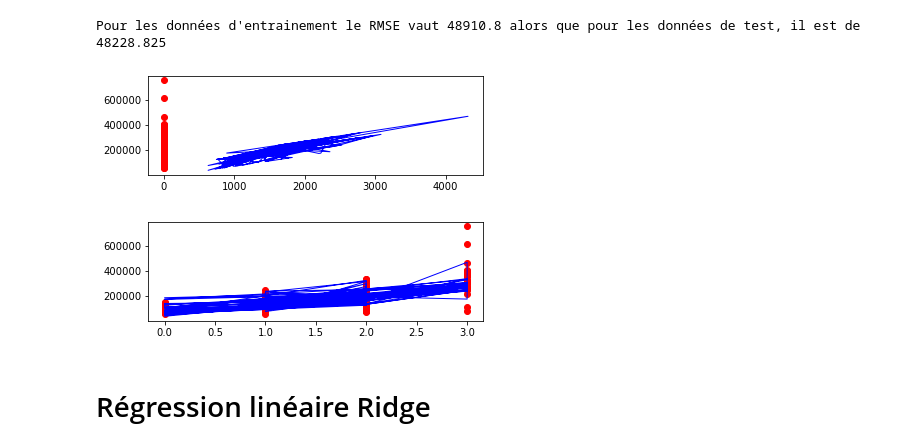
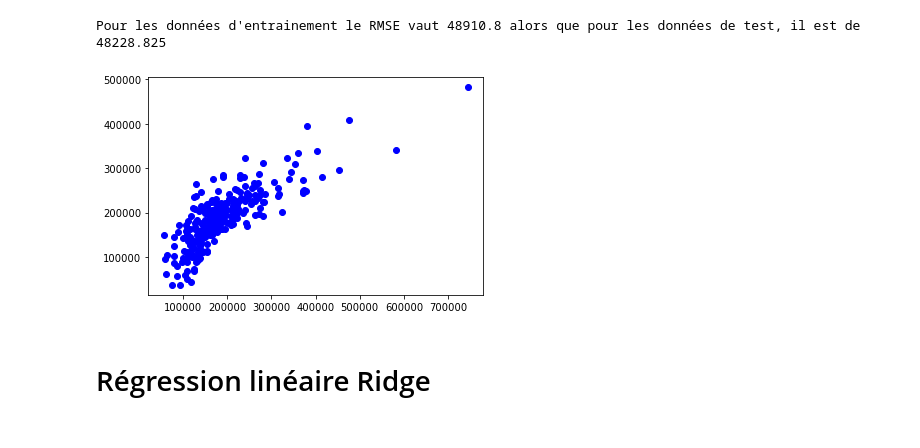
Before and after one commit to camillesauer/eda_maison, a Jupyter notebook: eda_maison.ipynb, the cells around one changed output. Saved outputs shown, nothing was run; the diff lists cells and outputs as text; code cells hidden in the pictures.

```diff
--- a/eda_maison.ipynb
+++ b/eda_maison.ipynb
@@ -394,20 +422,12 @@ print ("Pour les données d'entrainement le RMSE vaut {} alors que pour les donn
               round(mean_squared_error(ytest, ytestpred, squared=False),3)))
 # %% [output]
 Pour les données d'entrainement le RMSE vaut 48910.8 alors que pour les données de test, il est de 48228.825
-# %%
-plt.subplot(2,1,2)
-plt.scatter(xtest.GarageCars, ytest, color='red')
-plt.plot(xtest.GrLivArea, ytestpred, color='blue', linewidth=1)
-
-plt.show()
-plt.subplot(2,1,2)
-plt.scatter(xtest.GarageCars, ytest, color='red')
-plt.plot(xtest.GarageCars, ytestpred, color='blue', linewidth=1)
-
-plt.show()
-# %% [output]
-[figure, removed]
-[figure, removed]
+# %%
+plt.scatter(ytest, ytestpred, color='blue')
+
+plt.show()
+# %% [output]
+[figure, added]
 # %% [markdown]
 # Régression linéaire Ridge
 # %%
```
Also changed, not shown: parts of 19 cells of this notebook.
